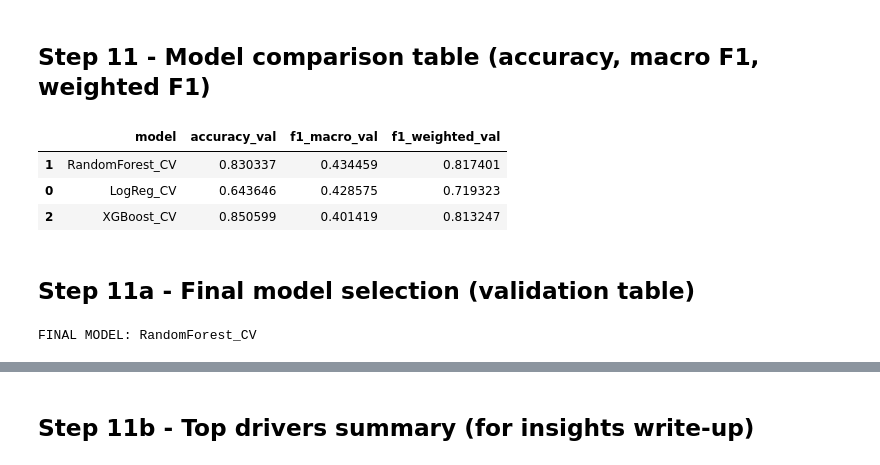
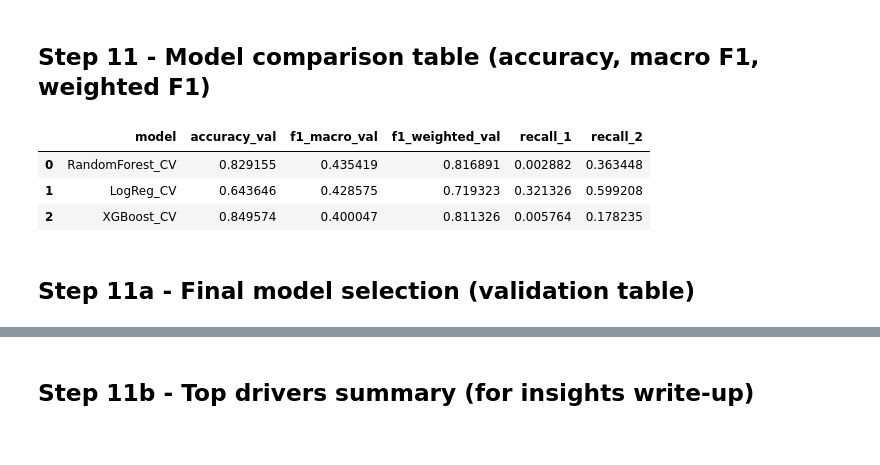
Before and after one commit to No0bDarren/ADALL_github, a Jupyter notebook: ADALL_Final_Project.ipynb, the cells around one changed output, grey strips where cells are left out. Cells and saved outputs as stored; diff of their text form; code cells hidden in the pictures.

```diff
--- a/ADALL_Final_Project.ipynb
+++ b/ADALL_Final_Project.ipynb
@@ -116,0 +177,12 @@ Example transformed columns: ['log__BMI', 'log__MentHlth', 'log__PhysHlth', 'rem
+# %%
+# SMOTENC needs categorical feature indices in the post-preprocess matrix
+continuous_cols = ["BMI", "MentHlth", "PhysHlth"]
+categorical_cols = [c for c in X_train.columns if c not in continuous_cols]
+
+cat_idx = []
+for i, f in enumerate(feature_names):
+    base_col = f.split("__", 1)[-1]
+    if base_col in categorical_cols:
+        cat_idx.append(i)
+
+print("SMOTENC categorical feature count:", len(cat_idx))
@@ -174,8 +256,13 @@ X_train_s = scaler.fit_transform(X_train_p)
 X_val_s = scaler.transform(X_val_p)
 X_test_s = scaler.transform(X_test_p)
 
+# Keep DataFrame versions so SHAP/plots show real column names
+X_train_s_df = pd.DataFrame(X_train_s, columns=feature_names, index=X_train.index)
+X_val_s_df = pd.DataFrame(X_val_s, columns=feature_names, index=X_val.index)
+X_test_s_df = pd.DataFrame(X_test_s, columns=feature_names, index=X_test.index)
+
 baseline = LogisticRegression(max_iter=1000, multi_class="auto")
-baseline.fit(X_train_s, y_train)
+baseline.fit(X_train_s_df, y_train)
 # %% [output]
 LogisticRegression(max_iter=1000, multi_class='auto')
 # %% [markdown]
@@ -370,7 +490,9 @@ weighted avg       0.81      0.85      0.81     38052
 # %%
 import pandas as pd
 
-best_rf = grid.best_estimator_
-importances = pd.Series(best_rf.feature_importances_, index=feature_names).sort_values(ascending=False)
+# Feature importance from the RF step in the pipeline
+rf_step = best_rf.named_steps["rf"]
+feat_names = best_rf.named_steps["preprocess"].get_feature_names_out()
+importances = pd.Series(rf_step.feature_importances_, index=feat_names).sort_values(ascending=False)
 print(importances.head(10))
 # %% [output]
@@ -448,46 +525,33 @@ BMI: 40 Pred: 0.0
 # %% [markdown]
 ## Step 11 - Model comparison table (accuracy, macro F1, weighted F1)
 # %%
-from sklearn.metrics import accuracy_score, f1_score
+from sklearn.metrics import accuracy_score, f1_score, recall_score
 import pandas as pd
 
 models = {
-    "LogReg_CV": (best_logreg, X_val_s),
-    "RandomForest_CV": (best_rf, X_val_p_df),
-    "XGBoost_CV": (best_xgb, X_val_p_df),
+    "LogReg_CV": (best_logreg, X_val_s_df),
+    "RandomForest_CV": (best_rf, X_val),
+    "XGBoost_CV": (best_xgb, X_val),
 }
 
 rows = []
-for name, (model, X_eval) in models.items():
-    preds = model.predict(X_eval)
+for name, (model, X_model) in models.items():
+    preds = model.predict(X_model)
     rows.append({
         "model": name,
         "accuracy_val": accuracy_score(y_val, preds),
         "f1_macro_val": f1_score(y_val, preds, average="macro"),
         "f1_weighted_val": f1_score(y_val, preds, average="weighted"),
+        "recall_1": recall_score(y_val, preds, labels=[1], average=None)[0],
+        "recall_2": recall_score(y_val, preds, labels=[2], average=None)[0],
     })
 
-comparison = pd.DataFrame(rows).sort_values(by="f1_macro_val", ascending=False)
+comparison = pd.DataFrame(rows).sort_values(by="f1_macro_val", ascending=False).reset_index(drop=True)
 comparison
 # %% [output]
-|  | model | accuracy_val | f1_macro_val | f1_weighted_val |
-| 1 | RandomForest_CV | 0.830337 | 0.434459 | 0.817401 |
-| 0 | LogReg_CV | 0.643646 | 0.428575 | 0.719323 |
-| 2 | XGBoost_CV | 0.850599 | 0.401419 | 0.813247 |
+|  | model | accuracy_val | f1_macro_val | f1_weighted_val | recall_1 | recall_2 |
+| 0 | RandomForest_CV | 0.829155 | 0.435419 | 0.816891 | 0.002882 | 0.363448 |
+| 1 | LogReg_CV | 0.643646 | 0.428575 | 0.719323 | 0.321326 | 0.599208 |
+| 2 | XGBoost_CV | 0.849574 | 0.400047 | 0.811326 | 0.005764 | 0.178235 |
 # %% [markdown]
 ## Step 11a - Final model selection (validation table)
-# %%
-# Map each model to the correct validation features
-models = {
-    "LogReg_CV": (best_logreg, X_val_s),
-    "RandomForest_CV": (best_rf, X_val_p_df),
-    "XGBoost_CV": (best_xgb, X_val_p_df),
-}
-
-# Choose final model based on the top row in comparison table
-winner_name = comparison.iloc[0]["model"]
-final_model, X_eval = models[winner_name]
-
-print("FINAL MODEL:", winner_name)
-# %% [output]
-FINAL MODEL: RandomForest_CV
```
Also changed, not shown: parts of 36 cells of this notebook.
